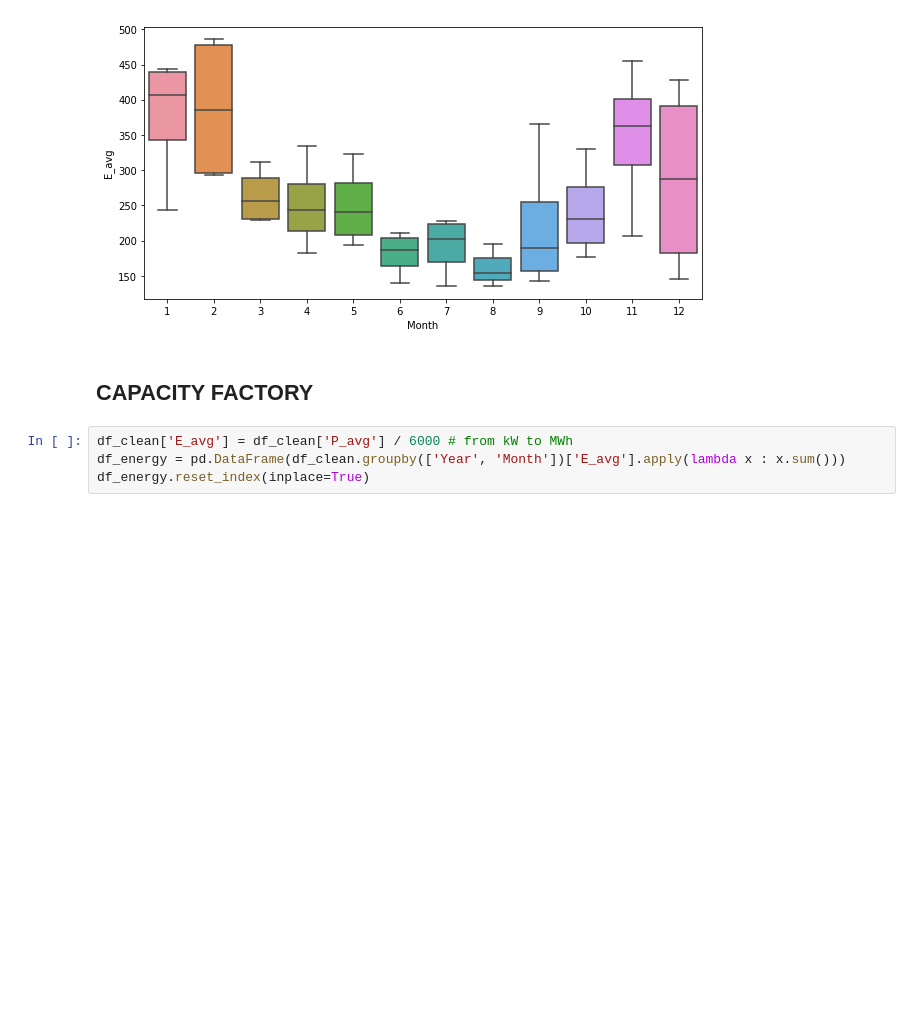
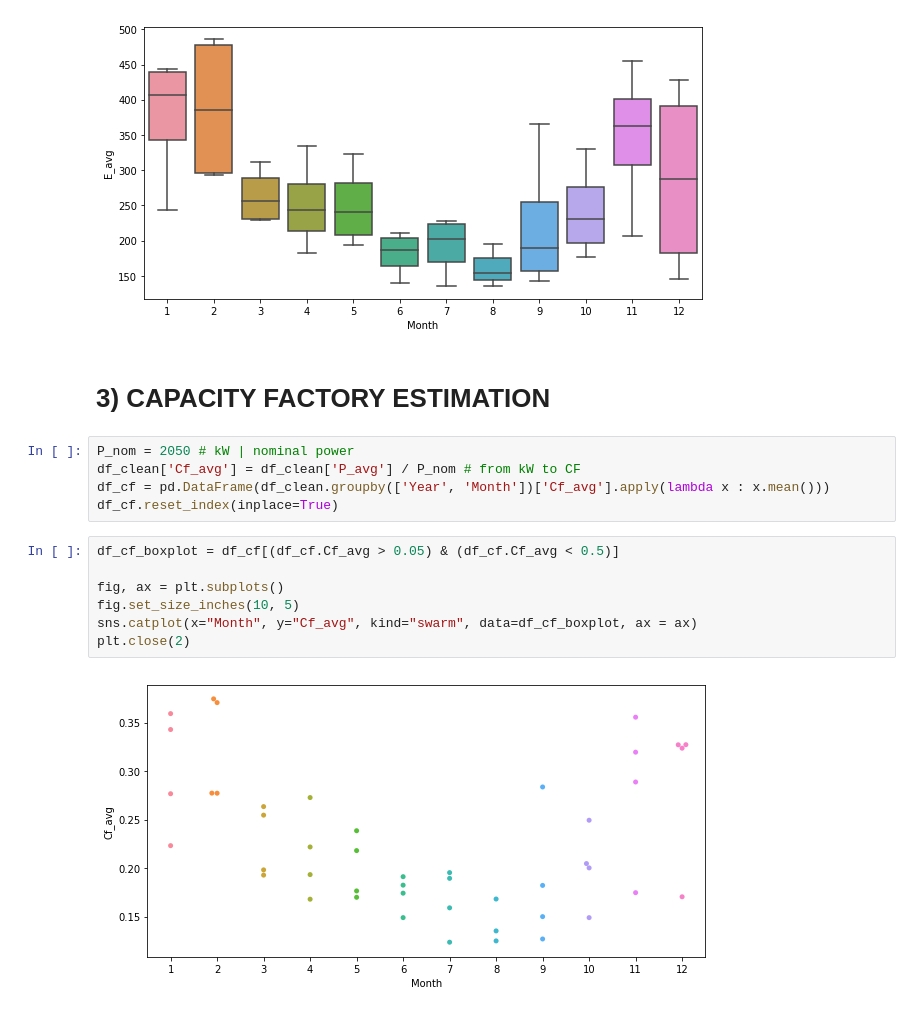
Before and after one commit to matteobonanomi/dsnd-wind-farm, a Jupyter notebook: wind_turbine.ipynb, the cells around one changed output. Cells and saved outputs as stored; diff of their text form; blank space fills up the shorter version.

```diff
--- a/wind_turbine.ipynb
+++ b/wind_turbine.ipynb
@@ -134,8 +134,18 @@ plt.close(2)
 # %% [output]
 [figure]
 # %% [markdown]
-## CAPACITY FACTORY
+# 3) CAPACITY FACTORY ESTIMATION
 # %%
-df_clean['E_avg'] = df_clean['P_avg'] / 6000 # from kW to MWh
-df_energy = pd.DataFrame(df_clean.groupby(['Year', 'Month'])['E_avg'].apply(lambda x : x.sum()))
-df_energy.reset_index(inplace=True)
+P_nom = 2050 # kW | nominal power
+df_clean['Cf_avg'] = df_clean['P_avg'] / P_nom # from kW to CF
+df_cf = pd.DataFrame(df_clean.groupby(['Year', 'Month'])['Cf_avg'].apply(lambda x : x.mean()))
+df_cf.reset_index(inplace=True)
+# %%
+df_cf_boxplot = df_cf[(df_cf.Cf_avg > 0.05) & (df_cf.Cf_avg < 0.5)]
+
+fig, ax = plt.subplots()
+fig.set_size_inches(10, 5)
+sns.catplot(x="Month", y="Cf_avg", kind="swarm", data=df_cf_boxplot, ax = ax)
+plt.close(2)
+# %% [output]
+[figure, added]
```
Also changed, not shown: parts of 1 cell of this notebook.
